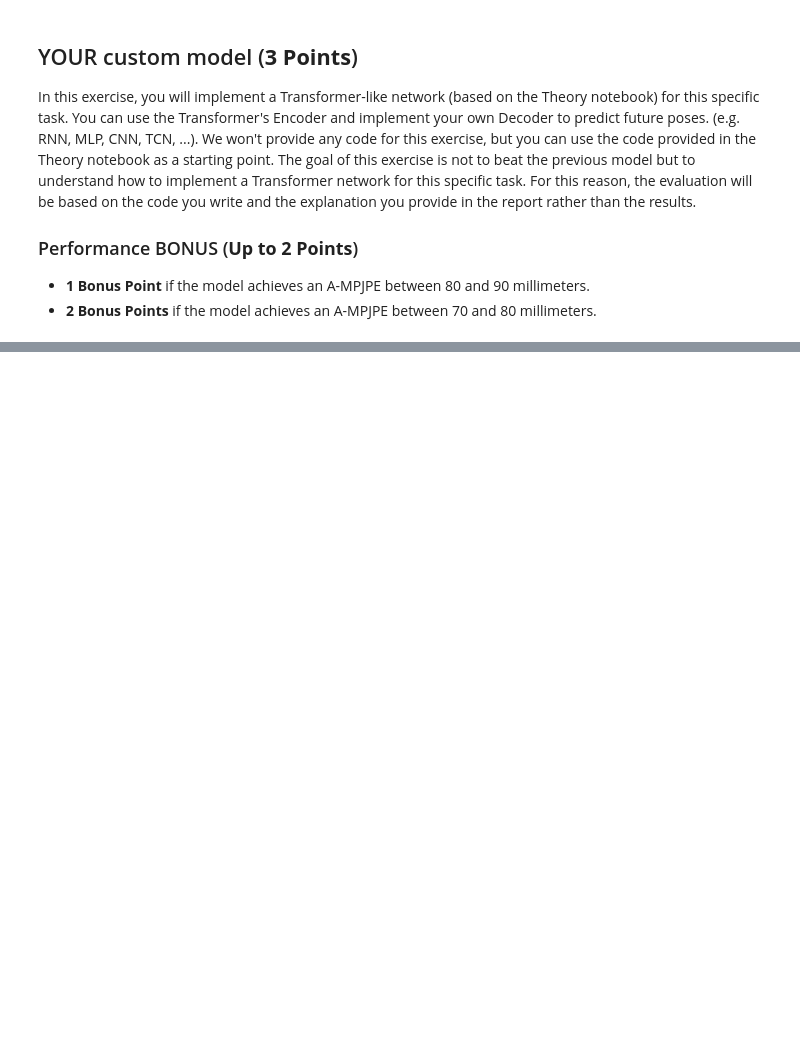
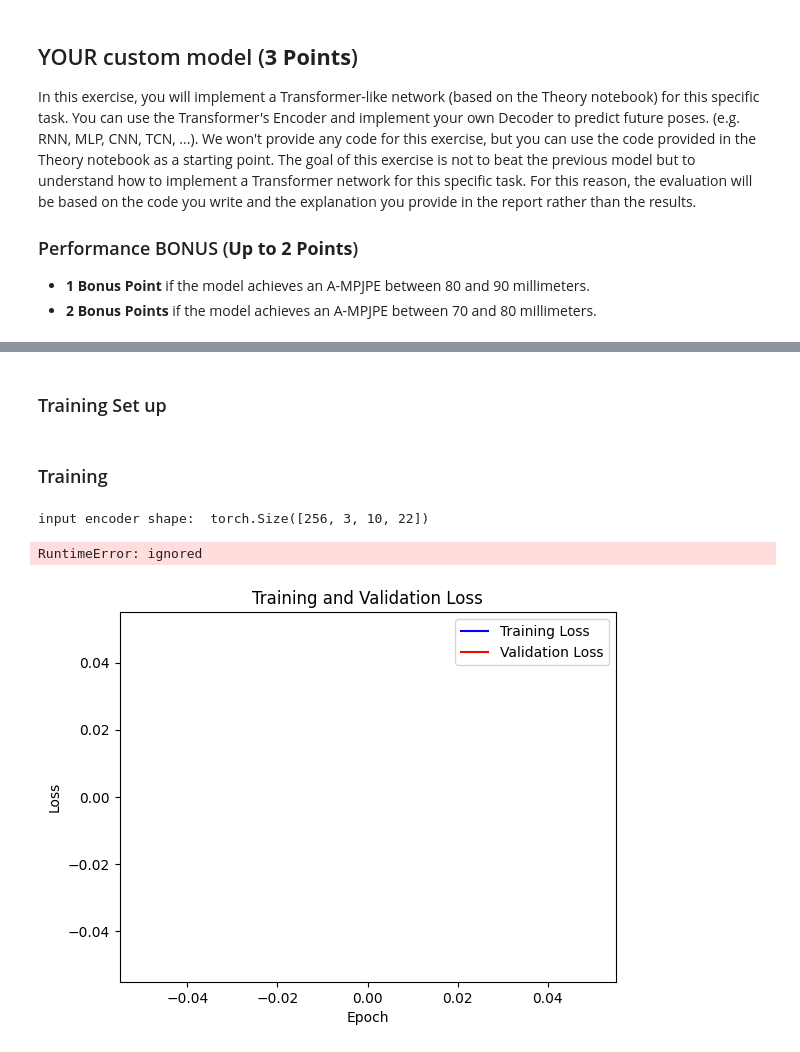
Before and after one commit to Astronauts-Making-Limoncello/AML_Homework, a Jupyter notebook: Practice/AML_practice.ipynb, the cells around one changed output, grey strips where cells are left out. Saved outputs shown, nothing was run; the diff lists cells and outputs as text; code cells hidden in the pictures; blank space fills up the shorter version.

```diff
--- a/Practice/AML_practice.ipynb
+++ b/Practice/AML_practice.ipynb
@@ -1169,0 +1744,42 @@ Hint: Transformers often take an input of shape [batch_size, time, joints*channe
+# %% [markdown]
+### Training Set up
+# %%
+# Instantiate the model
+model = TransformerWithRNNDecoder(
+    enc_inp_size=input_dim * joints_to_consider,  # Encoder input size
+    dec_inp_size=input_dim * joints_to_consider,  # Decoder input size
+    dec_out_size=input_dim * joints_to_consider,  # Decoder output size
+    hidden_size=hidden_size,  # Hidden size
+    N=num_layers,            # Number of layers in the encoder
+    d_model=512,             # The dimension of the model
+    dim_feedforward=2048,    # Dimension of the feedforward network
+    num_heads=8,             # Number of heads in the multiheadattention models
+    dropout=0.1,             # Dropout value
+    mean=[0,0],              # Mean for normalization
+    std=[0,0],               # Standard deviation for normalization
+    num_layers=num_layers,    # Number of layers in the RNN decoder
+    output_seq_len= 25
+)
+# %%
+# Arguments to setup the optimizer
+lr=1e-01 # learning rate
+use_scheduler=True # use MultiStepLR scheduler
+milestones=[10,30]   # the epochs after which the learning rate is adjusted by gamma
+gamma=0.1 #gamma correction to the learning rate, after reaching the milestone epochs
+weight_decay=1e-05 # weight decay (L2 penalty)
+optimizer=optim.Adam(model.parameters(),lr=lr,weight_decay=weight_decay)
+
+
+lim_n_batches_percent = 0.05
+step_size = 30
+
+if use_scheduler:
+    scheduler = optim.lr_scheduler.MultiStepLR(optimizer, milestones=milestones, gamma=gamma)
+
+
+clip_grad=None # select max norm to clip gradients
+# Argument for training
+n_epochs=41
+log_step = 200
+# %% [markdown]
+### Training
@@ -1169,0 +1903,9 @@ Hint: Transformers often take an input of shape [batch_size, time, joints*channe
+# %%
+save_and_plot = True # save the model and plot the loss. Change to True if you want to save the model and plot the loss
+
+# launch training
+train(data_loader,vald_loader, path_to_save_model=model_path)
+# %% [output]
+input encoder shape:  torch.Size([256, 3, 10, 22])
+RuntimeError: ignored
+[figure, added]
```
Also changed, not shown: parts of 36 cells of this notebook, 1 other file.
